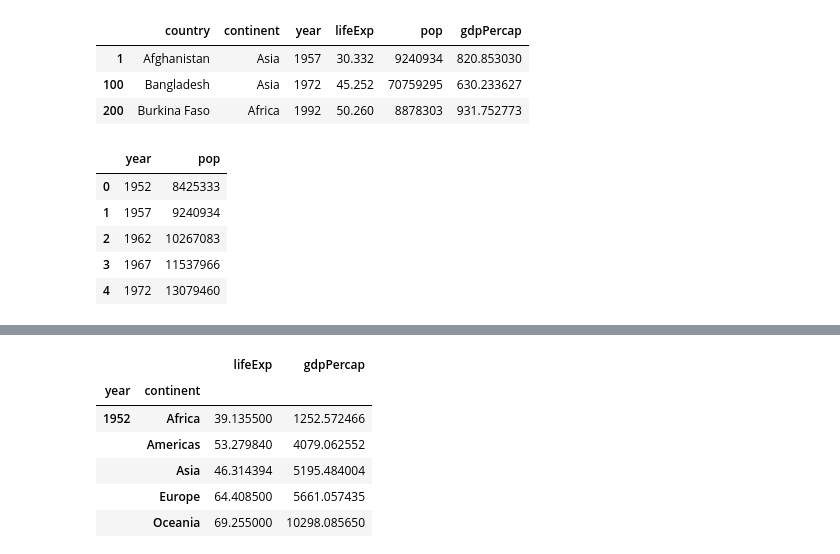
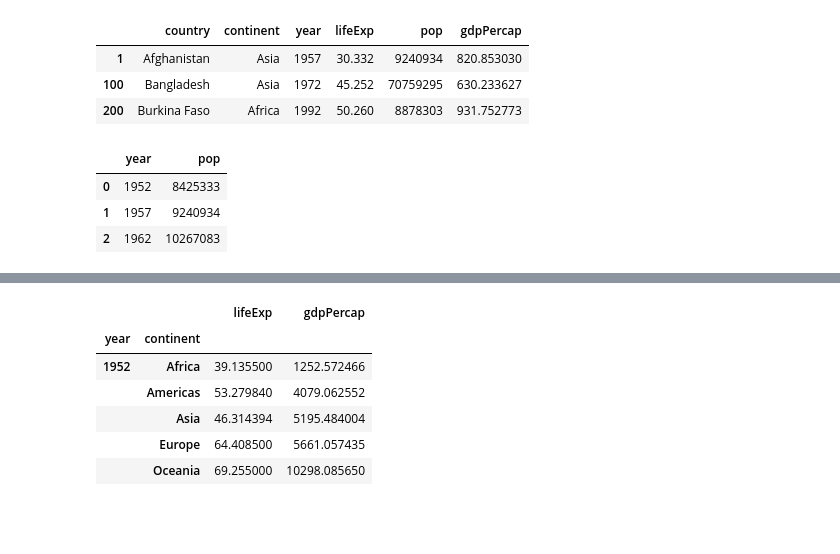
Before and after one commit to sofansil/Work, a Jupyter notebook: Pandas_gapminder.ipynb, the cells around one changed output, grey strips where cells are left out. Cells and saved outputs as stored; diff of their text form; code cells hidden in the pictures; blank space fills up the shorter version.

```diff
--- a/Pandas_gapminder.ipynb
+++ b/Pandas_gapminder.ipynb
@@ -135,15 +142,14 @@ df.iloc[[1,100,200]]
 # %%
 #슬라이싱 구문으로 데이터 추출하기
 #다음은 모든 행(:)의 데이터에 대해 year, pop열을 추출하는 방법입니다.
-subset = df.loc[:, ["year","pop"]]
+# subset = df.loc[:, ["year","pop"]]
+subset = df.loc[0:2, ["year","pop"]]
 subset.head()
 # %% [output]
 |  | year | pop |
 | 0 | 1952 | 8425333 |
 | 1 | 1957 | 9240934 |
 | 2 | 1962 | 10267083 |
-| 3 | 1967 | 11537966 |
-| 4 | 1972 | 13079460 |
 # %%
 subset = df.iloc[:, [2,4,-1]]
 subset.tail()
```
Also changed, not shown: parts of 13 cells of this notebook.
